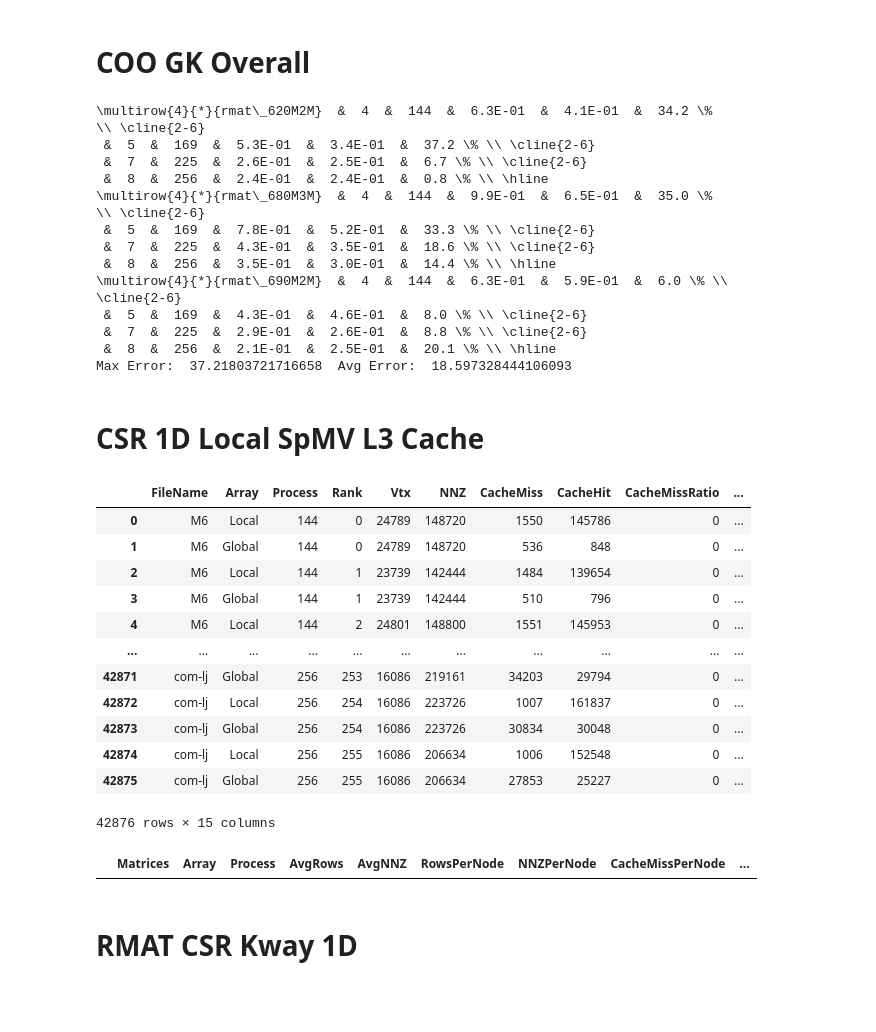
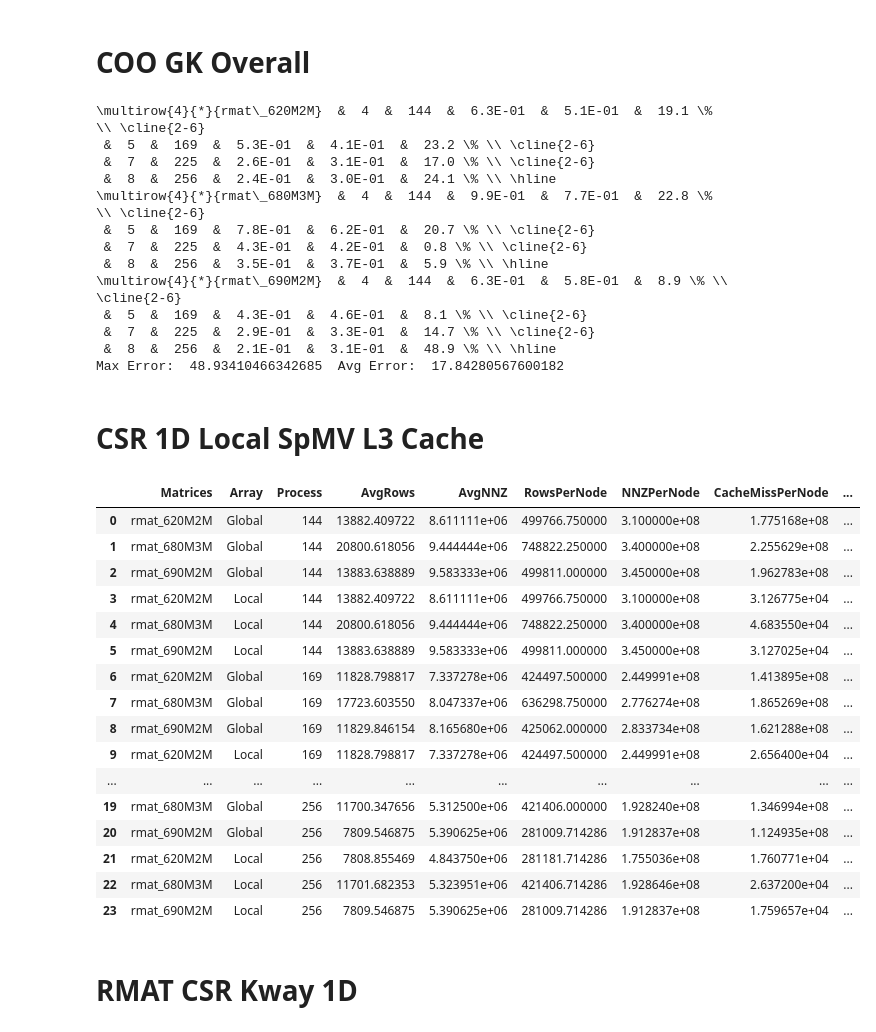
Before and after one commit to marufdsi/ConferencePapers, a Jupyter notebook: ICPP2021/SpMV Plots for R-Mat Matrices.ipynb, the cells around one changed output. Drawn from its saved outputs; the diff is of its cells as text; code cells hidden in the pictures; blank space fills up the shorter version.

Commit message:
rmat table updated

```diff
--- a/ICPP2021/SpMV Plots for R-Mat Matrices.ipynb
+++ b/ICPP2021/SpMV Plots for R-Mat Matrices.ipynb
@@ -1082,7 +1082,7 @@ for topo in topology:
     # column = "AvgMatmulTime"
     column = "AvgTime"
     df_csr = pd.DataFrame()
-    nonZeroList = [1, 2, 4, 8, 16, 32, 64, 128]
+    nonZeroList = [1, 2, 4, 8, 16, 32, 64, 128, 30, 32, 34, 35, 36, 40, 45, 50, 55, 60]
     nonZeroList2 = [1, 2, 4, 8, 16, 32, 64]
     nonZeroList3 = [1, 2, 4, 8, 16, 32]
 #     train(csr_2d_model_ref, 1000, 10000, 1000, csr_legends, csr_lines, csr_models, df_csr, column, nonZeroList)
@@ -1091,8 +1091,8 @@ for topo in topology:
     train(csr_2d_model_ref, 200000, 300000, 1000, csr_legends, csr_lines, csr_models, df_csr, column, nonZeroList)
     train(csr_2d_model_ref, 300000, 500000, 1000, csr_legends, csr_lines, csr_models, df_csr, column, nonZeroList)
 
-    train(csr_2d_model_ref, 500000, 1300000, 1000, csr_legends, csr_lines, csr_models, df_csr, column, nonZeroList2)
-    train(csr_2d_model_ref, 130000, 2005000, 1000, csr_legends, csr_lines, csr_models, df_csr, column, nonZeroList2)
+    train(csr_2d_model_ref, 500000, 1300000, 1000, csr_legends, csr_lines, csr_models, df_csr, column, nonZeroList)
+    train(csr_2d_model_ref, 130000, 2005000, 1000, csr_legends, csr_lines, csr_models, df_csr, column, nonZeroList)
 #     train(csr_2d_model_ref, 2000000, 5000000, 20000, csr_legends, csr_lines, csr_models, df_csr, column, nonZeroList3)
 #     train(csr_2d_model_ref, 5000000, 8000000, 40000, csr_legends, csr_lines, csr_models, df_csr, column, nonZeroList3)
 #     train(csr_2d_model_ref, 1280000, 1300000, 20000, _legends, _lines, models, df2, column)
@@ -1318,7 +1336,7 @@ for topo in topology:
     # column = "AvgMatmulTime"
     column = "AvgTime"
     df_coo = pd.DataFrame()
-    nonZeroList = [1, 2, 4, 8, 16, 32, 64, 128]
+    nonZeroList = [1, 2, 4, 8, 16, 32, 64, 128, 30, 32, 34, 35, 36, 40, 45, 50, 55, 60]
     nonZeroList2 = [1, 2, 4, 8, 16, 32, 64]
     nonZeroList3 = [1, 2, 4, 8, 16, 32]
 #     train(coo_2d_model_ref, 1000, 10000, 1000, coo_legends, coo_lines, coo_models, df_coo, column, nonZeroList)
@@ -1327,8 +1345,8 @@ for topo in topology:
     train(coo_2d_model_ref, 200000, 300000, 1000, coo_legends, coo_lines, coo_models, df_coo, column, nonZeroList)
     train(coo_2d_model_ref, 300000, 500000, 1000, coo_legends, coo_lines, coo_models, df_coo, column, nonZeroList)
 
-    train(coo_2d_model_ref, 500000, 1300000, 1000, coo_legends, coo_lines, coo_models, df_coo, column, nonZeroList2)
-    train(coo_2d_model_ref, 130000, 2005000, 1000, coo_legends, coo_lines, coo_models, df_coo, column, nonZeroList2)
+    train(coo_2d_model_ref, 500000, 1300000, 1000, coo_legends, coo_lines, coo_models, df_coo, column, nonZeroList)
+    train(coo_2d_model_ref, 130000, 2005000, 1000, coo_legends, coo_lines, coo_models, df_coo, column, nonZeroList)
 
 #     train(coo_2d_model_ref, 2000000, 5000000, 20000, coo_legends, coo_lines, coo_models, df_coo, column, nonZeroList3)
 #     train(coo_2d_model_ref, 5000000, 8000000, 40000, coo_legends, coo_lines, coo_models, df_coo, column, nonZeroList3)
@@ -2892,10 +2888,10 @@ RowA Cache data not available for  rmat_680M3M 144
 # %%
 skylake_res = pd.read_csv("../../STREAM/Results/SKYLAKE.csv")
 
-# _min_range = 50000000 #min(coo_gk_test["SeqSize"])
-# _max_range = 300000000 #max(coo_gk_test["SeqSize"])
-_min_range = min(rmat_coo_gk_test["SeqSize"])
-_max_range = max(rmat_coo_gk_test["SeqSize"])
+_min_range = 60000000 #min(coo_gk_test["SeqSize"])
+_max_range = 300000000 #max(coo_gk_test["SeqSize"])
+# _min_range = min(rmat_coo_gk_test["SeqSize"])
+# _max_range = max(rmat_coo_gk_test["SeqSize"])
 
 dp_copy = skylake_res[(skylake_res["Operation"] == "Copy") & (skylake_res["DataType"] == 4)].sort_values(by="Size").reset_index()
 dp_copy = dp_copy[(dp_copy["Size"] >= _min_range) & (dp_copy["Size"] <= _max_range)]
@@ -3069,37 +3065,21 @@ with open("table/rmat_bench_model_global_coo_1d_info.tex", 'w', encoding = 'utf-
 
 print("Max Error: ", rmat_coo_gk_matmul_pred["TotalError"].max(), " Avg Error: ", rmat_coo_gk_matmul_pred["TotalError"].mean())
 # %% [output]
-\multirow{4}{*}{rmat\_620M2M}  &  4  &  144  &  6.3E-01  &  4.1E-01  &  34.2 \% \\ \cline{2-6}
- &  5  &  169  &  5.3E-01  &  3.4E-01  &  37.2 \% \\ \cline{2-6}
- &  7  &  225  &  2.6E-01  &  2.5E-01  &  6.7 \% \\ \cline{2-6}
- &  8  &  256  &  2.4E-01  &  2.4E-01  &  0.8 \% \\ \hline
-\multirow{4}{*}{rmat\_680M3M}  &  4  &  144  &  9.9E-01  &  6.5E-01  &  35.0 \% \\ \cline{2-6}
- &  5  &  169  &  7.8E-01  &  5.2E-01  &  33.3 \% \\ \cline{2-6}
- &  7  &  225  &  4.3E-01  &  3.5E-01  &  18.6 \% \\ \cline{2-6}
- &  8  &  256  &  3.5E-01  &  3.0E-01  &  14.4 \% \\ \hline
-\multirow{4}{*}{rmat\_690M2M}  &  4  &  144  &  6.3E-01  &  5.9E-01  &  6.0 \% \\ \cline{2-6}
- &  5  &  169  &  4.3E-01  &  4.6E-01  &  8.0 \% \\ \cline{2-6}
- &  7  &  225  &  2.9E-01  &  2.6E-01  &  8.8 \% \\ \cline{2-6}
- &  8  &  256  &  2.1E-01  &  2.5E-01  &  20.1 \% \\ \hline
-Max Error:  37.21803721716658  Avg Error:  18.597328444106093
+\multirow{4}{*}{rmat\_620M2M}  &  4  &  144  &  6.3E-01  &  5.1E-01  &  19.1 \% \\ \cline{2-6}
+ &  5  &  169  &  5.3E-01  &  4.1E-01  &  23.2 \% \\ \cline{2-6}
+ &  7  &  225  &  2.6E-01  &  3.1E-01  &  17.0 \% \\ \cline{2-6}
+ &  8  &  256  &  2.4E-01  &  3.0E-01  &  24.1 \% \\ \hline
+\multirow{4}{*}{rmat\_680M3M}  &  4  &  144  &  9.9E-01  &  7.7E-01  &  22.8 \% \\ \cline{2-6}
+ &  5  &  169  &  7.8E-01  &  6.2E-01  &  20.7 \% \\ \cline{2-6}
+ &  7  &  225  &  4.3E-01  &  4.2E-01  &  0.8 \% \\ \cline{2-6}
+ &  8  &  256  &  3.5E-01  &  3.7E-01  &  5.9 \% \\ \hline
+\multirow{4}{*}{rmat\_690M2M}  &  4  &  144  &  6.3E-01  &  5.8E-01  &  8.9 \% \\ \cline{2-6}
+ &  5  &  169  &  4.3E-01  &  4.6E-01  &  8.1 \% \\ \cline{2-6}
+ &  7  &  225  &  2.9E-01  &  3.3E-01  &  14.7 \% \\ \cline{2-6}
+ &  8  &  256  &  2.1E-01  &  3.1E-01  &  48.9 \% \\ \hline
+Max Error:  48.93410466342685  Avg Error:  17.84280567600182
 # %% [markdown]
 # CSR 1D Local SpMV L3 Cache
-# %%
-pd.read_csv("../../ShMemGraph/src/util/Results/CACHE_FRIENDLINESS_LOCAL_CSR.csv")
-# %% [output]
-|  | FileName | Array | Process | Rank | Vtx | NNZ | CacheMiss | CacheHit | CacheMissRatio | ... |
-| 0 | M6 | Local | 144 | 0 | 24789 | 148720 | 1550 | 145786 | 0 | ... |
-| 1 | M6 | Global | 144 | 0 | 24789 | 148720 | 536 | 848 | 0 | ... |
-| 2 | M6 | Local | 144 | 1 | 23739 | 142444 | 1484 | 139654 | 0 | ... |
-| 3 | M6 | Global | 144 | 1 | 23739 | 142444 | 510 | 796 | 0 | ... |
-| 4 | M6 | Local | 144 | 2 | 24801 | 148800 | 1551 | 145953 | 0 | ... |
-| ... | ... | ... | ... | ... | ... | ... | ... | ... | ... | ... |
-| 42871 | com-lj | Global | 256 | 253 | 16086 | 219161 | 34203 | 29794 | 0 | ... |
-| 42872 | com-lj | Local | 256 | 254 | 16086 | 223726 | 1007 | 161837 | 0 | ... |
-| 42873 | com-lj | Global | 256 | 254 | 16086 | 223726 | 30834 | 30048 | 0 | ... |
-| 42874 | com-lj | Local | 256 | 255 | 16086 | 206634 | 1006 | 152548 | 0 | ... |
-| 42875 | com-lj | Global | 256 | 255 | 16086 | 206634 | 27853 | 25227 | 0 | ... |
-42876 rows × 15 columns
 # %%
 csr_lk_cache_data = pd.read_csv("../../ShMemGraph/src/util/Results/CACHE_FRIENDLINESS_LOCAL_CSR.csv")
 csr_lk_cache_data = csr_lk_cache_data.groupby(["FileName", "Array", "Process", "Rank", "DataType", "CacheType", "Architecture"]).mean().reset_index()
@@ -3128,7 +3108,7 @@ for p,p_data in csr_lk_L3_data.groupby(["Process"]):
             if len(data) < ppn:
                 print("******* ", f, " does not has sufficient data for process: ", p, " array: ", a, " *******")
                 continue
-            _mat.append(f)
+            _mat.append(rmat_random_to_org_map[f])
             _avg_nnz.append(data["NNZ"].mean())
             _avg_row.append(data["Vtx"].mean())
             _p.append(p)
@@ -3142,33 +3122,49 @@ for p,p_data in csr_lk_L3_data.groupby(["Process"]):
             data = data.iloc[0:prcs]
             nnz = int(data["NNZ"].sum()/node)
 
             avg_cache_miss = data["CacheMiss"].sum()
             avg_cache_hit = data["CacheHit"].sum()
 
             avg_cache_miss = avg_cache_miss/node
             avg_cache_hit = avg_cache_hit/node
 
             _nnnzpn.append(data["NNZ"].sum()/node)
             _rpn.append(data["Vtx"].sum()/node)
             _miss.append(avg_cache_miss)
             _hit.append(avg_cache_hit)
             _access.append(avg_cache_miss + avg_cache_hit)
 
 #     print("Node: ", node, " Process: ", prcs)
 #     print(f, ": NNZ: ", nnz, " Avg Cache Miss: ", '{:,.3f}'.format(avg_cache_miss), " Avg Cache Hit: ", '{:,.3f}'.format(avg_cache_hit), " Access: ", int(avg_cache_miss+avg_cache_hit))
 CSRLKTestMatL3Cache["Matrices"] = _mat
 CSRLKTestMatL3Cache["Array"] = _a
 CSRLKTestMatL3Cache["Process"] = _p
 CSRLKTestMatL3Cache["AvgRows"] = _avg_row
 CSRLKTestMatL3Cache["AvgNNZ"] = _avg_nnz
 CSRLKTestMatL3Cache["RowsPerNode"] = _rpn
 CSRLKTestMatL3Cache["NNZPerNode"] = _nnnzpn
 CSRLKTestMatL3Cache["CacheMissPerNode"] = _miss
 CSRLKTestMatL3Cache["CacheHitPerNode"] = _hit
 CSRLKTestMatL3Cache["CacheAccessPerNode"] = _access
 CSRLKTestMatL3Cache
 # %% [output]
 |  | Matrices | Array | Process | AvgRows | AvgNNZ | RowsPerNode | NNZPerNode | CacheMissPerNode | ... |
+| 0 | rmat_620M2M | Global | 144 | 13882.409722 | 8.611111e+06 | 499766.750000 | 3.100000e+08 | 1.775168e+08 | ... |
+| 1 | rmat_680M3M | Global | 144 | 20800.618056 | 9.444444e+06 | 748822.250000 | 3.400000e+08 | 2.255629e+08 | ... |
+| 2 | rmat_690M2M | Global | 144 | 13883.638889 | 9.583333e+06 | 499811.000000 | 3.450000e+08 | 1.962783e+08 | ... |
+| 3 | rmat_620M2M | Local | 144 | 13882.409722 | 8.611111e+06 | 499766.750000 | 3.100000e+08 | 3.126775e+04 | ... |
+| 4 | rmat_680M3M | Local | 144 | 20800.618056 | 9.444444e+06 | 748822.250000 | 3.400000e+08 | 4.683550e+04 | ... |
+| 5 | rmat_690M2M | Local | 144 | 13883.638889 | 9.583333e+06 | 499811.000000 | 3.450000e+08 | 3.127025e+04 | ... |
+| 6 | rmat_620M2M | Global | 169 | 11828.798817 | 7.337278e+06 | 424497.500000 | 2.449991e+08 | 1.413895e+08 | ... |
+| 7 | rmat_680M3M | Global | 169 | 17723.603550 | 8.047337e+06 | 636298.750000 | 2.776274e+08 | 1.865269e+08 | ... |
+| 8 | rmat_690M2M | Global | 169 | 11829.846154 | 8.165680e+06 | 425062.000000 | 2.833734e+08 | 1.621288e+08 | ... |
+| 9 | rmat_620M2M | Local | 169 | 11828.798817 | 7.337278e+06 | 424497.500000 | 2.449991e+08 | 2.656400e+04 | ... |
+| ... | ... | ... | ... | ... | ... | ... | ... | ... | ... |
+| 19 | rmat_680M3M | Global | 256 | 11700.347656 | 5.312500e+06 | 421406.000000 | 1.928240e+08 | 1.346994e+08 | ... |
+| 20 | rmat_690M2M | Global | 256 | 7809.546875 | 5.390625e+06 | 281009.714286 | 1.912837e+08 | 1.124935e+08 | ... |
+| 21 | rmat_620M2M | Local | 256 | 7808.855469 | 4.843750e+06 | 281181.714286 | 1.755036e+08 | 1.760771e+04 | ... |
+| 22 | rmat_680M3M | Local | 256 | 11701.682353 | 5.323951e+06 | 421406.714286 | 1.928646e+08 | 2.637200e+04 | ... |
+| 23 | rmat_690M2M | Local | 256 | 7809.546875 | 5.390625e+06 | 281009.714286 | 1.912837e+08 | 1.759657e+04 | ... |
 # %% [markdown]
 # RMAT CSR Kway 1D
 # %%
```
Also changed, not shown: parts of 26 cells of this notebook, 2 other files.
